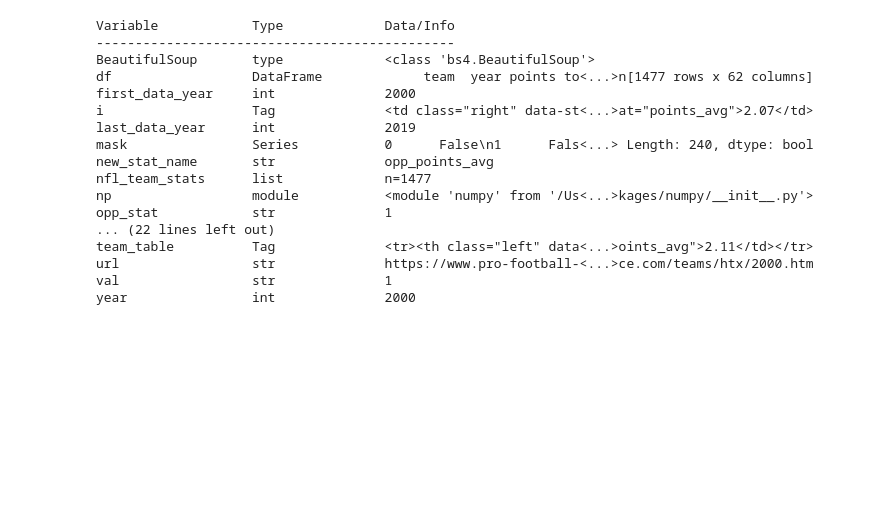
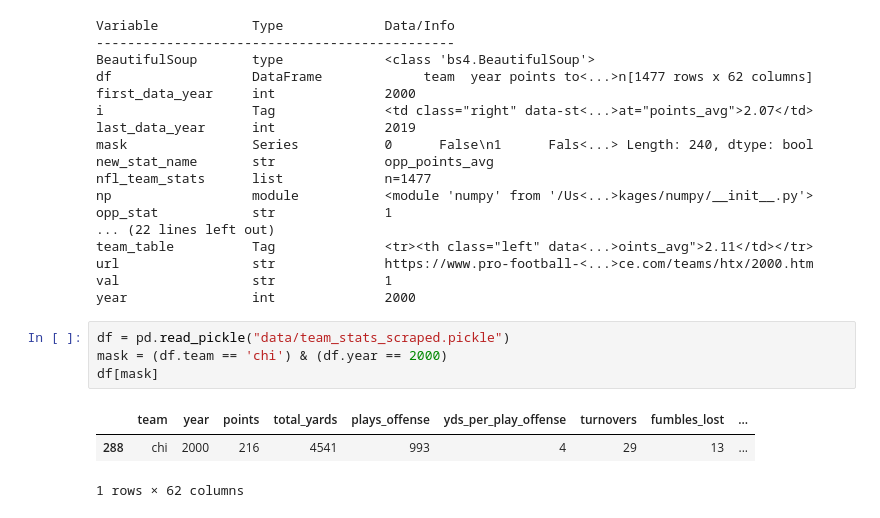
Before and after one commit to edubu2/metis-project2, a Jupyter notebook: scrape_team_stats.ipynb, the cells around one changed output. Saved outputs shown, nothing was run; the diff lists cells and outputs as text; blank space fills up the shorter version.

Commit message:
Fix team_stats, start work on games info

```diff
--- a/scrape_team_stats.ipynb
+++ b/scrape_team_stats.ipynb
@@ -283,3 +282,11 @@ team_table          Tag              <tr><th class="left" data<...>oints_avg">2.
 url                 str              https://www.pro-football-<...>ce.com/teams/htx/2000.htm
 val                 str              1
 year                int              2000
+# %%
+df = pd.read_pickle("data/team_stats_scraped.pickle")
+mask = (df.team == 'chi') & (df.year == 2000)
+df[mask]
+# %% [output]
+|  | team | year | points | total_yards | plays_offense | yds_per_play_offense | turnovers | fumbles_lost | ... |
+| 288 | chi | 2000 | 216 | 4541 | 993 | 4 | 29 | 13 | ... |
+1 rows × 62 columns
```
Also changed, not shown: parts of 3 cells of this notebook, 2 other files.
